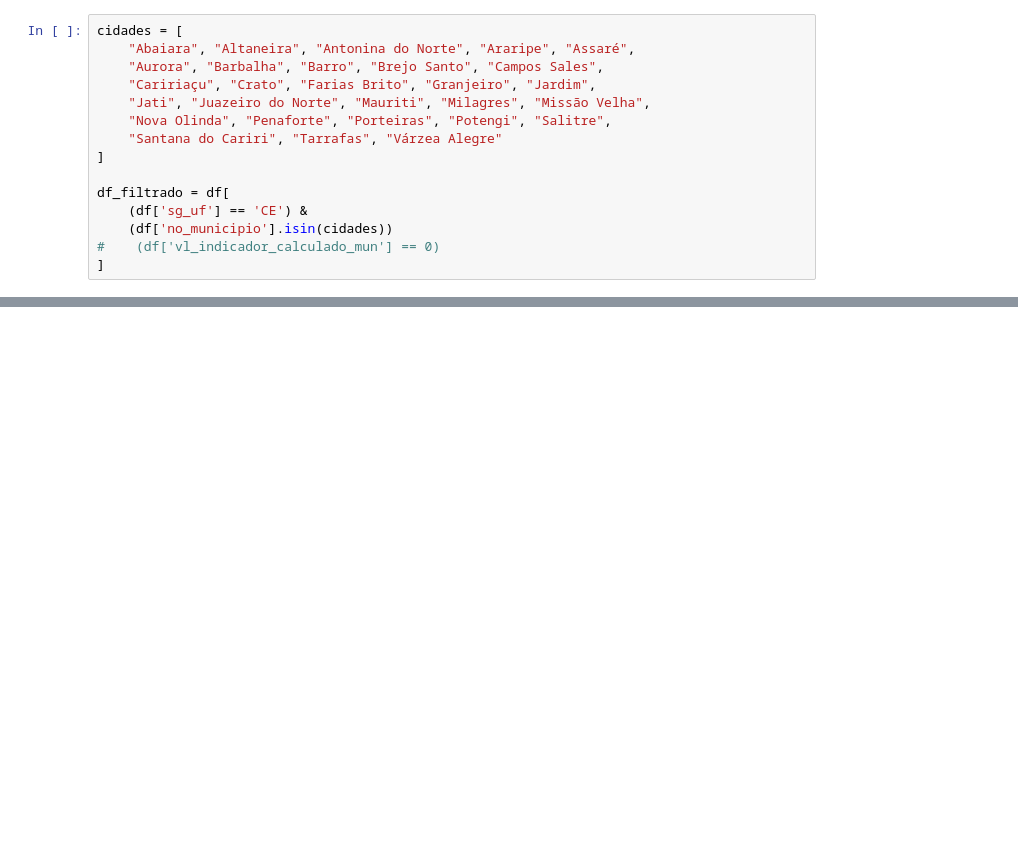
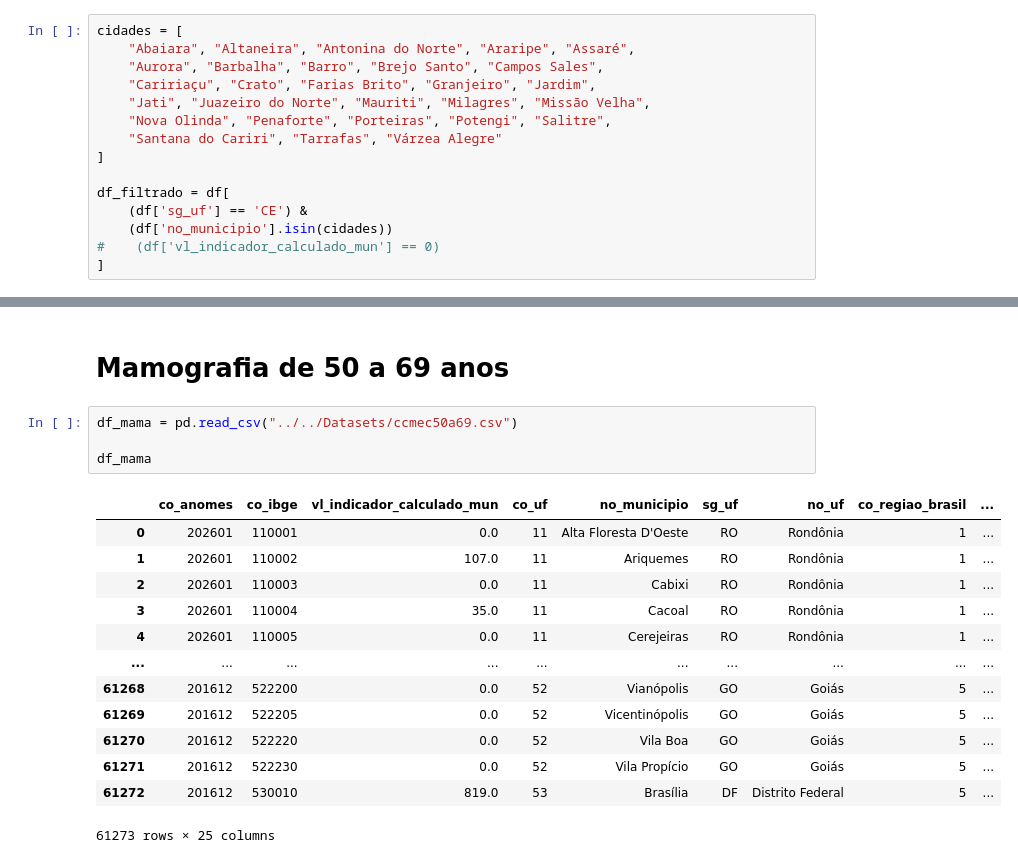
Before and after one commit to TeclaFernandes/Projeto_Analise_Dados_EC_SI_S5, a Jupyter notebook: Notebooks/N1/Notebook5.ipynb, the cells around one changed output, grey strips where cells are left out. Drawn from its saved outputs; the diff is of its cells as text; blank space fills up the shorter version.

Commit message:
feat: Cria tres novos datasets baseados nas analises tomadas

```diff
--- a/Notebooks/N1/Notebook5.ipynb
+++ b/Notebooks/N1/Notebook5.ipynb
@@ -71,0 +88,20 @@ df_filtrado.groupby('no_municipio').size().reset_index(name='quantidade')
+# %% [markdown]
+# Mamografia de 50 a 69 anos
+# %%
+df_mama = pd.read_csv("../../Datasets/ccmec50a69.csv")
+
+df_mama
+# %% [output]
+|  | co_anomes | co_ibge | vl_indicador_calculado_mun | co_uf | no_municipio | sg_uf | no_uf | co_regiao_brasil | ... |
+| 0 | 202601 | 110001 | 0.0 | 11 | Alta Floresta D'Oeste | RO | Rondônia | 1 | ... |
+| 1 | 202601 | 110002 | 107.0 | 11 | Ariquemes | RO | Rondônia | 1 | ... |
+| 2 | 202601 | 110003 | 0.0 | 11 | Cabixi | RO | Rondônia | 1 | ... |
+| 3 | 202601 | 110004 | 35.0 | 11 | Cacoal | RO | Rondônia | 1 | ... |
+| 4 | 202601 | 110005 | 0.0 | 11 | Cerejeiras | RO | Rondônia | 1 | ... |
+| ... | ... | ... | ... | ... | ... | ... | ... | ... | ... |
+| 61268 | 201612 | 522200 | 0.0 | 52 | Vianópolis | GO | Goiás | 5 | ... |
+| 61269 | 201612 | 522205 | 0.0 | 52 | Vicentinópolis | GO | Goiás | 5 | ... |
+| 61270 | 201612 | 522220 | 0.0 | 52 | Vila Boa | GO | Goiás | 5 | ... |
+| 61271 | 201612 | 522230 | 0.0 | 52 | Vila Propício | GO | Goiás | 5 | ... |
+| 61272 | 201612 | 530010 | 819.0 | 53 | Brasília | DF | Distrito Federal | 5 | ... |
+61273 rows × 25 columns
```
Also changed, not shown: parts of 6 cells of this notebook, 3 other files.
